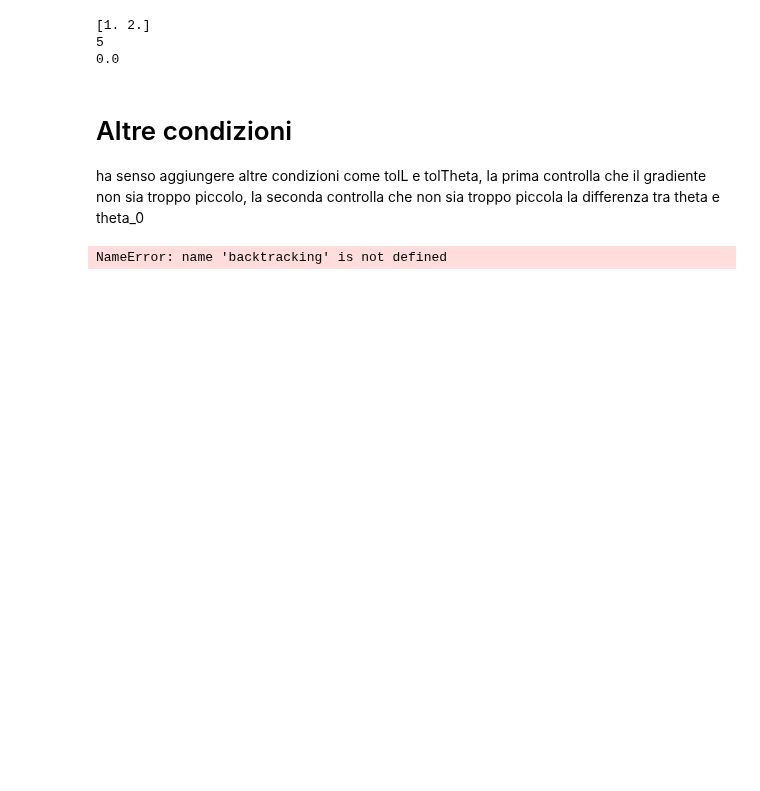
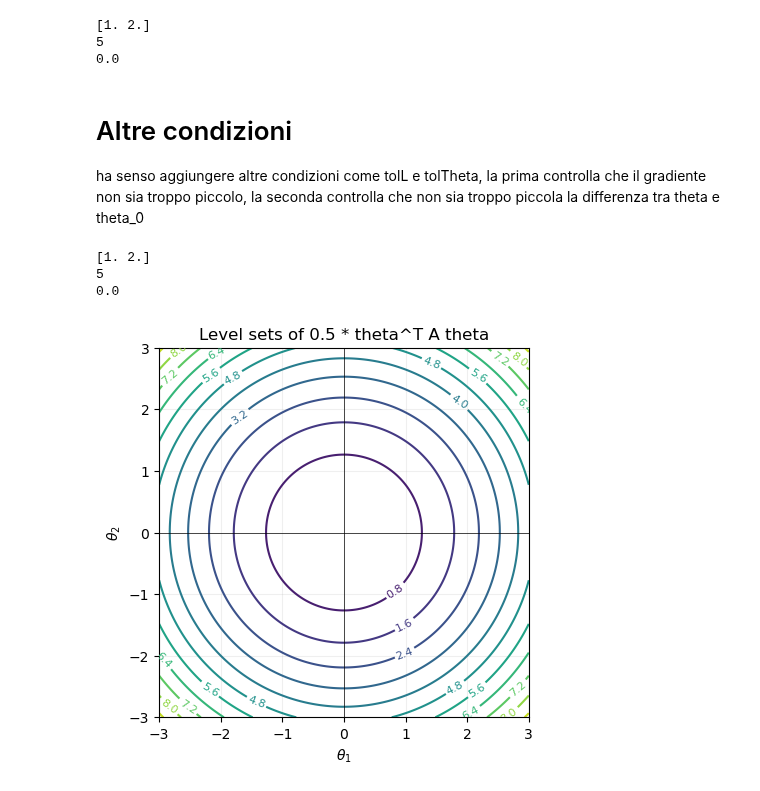
Before and after one commit to SonOfGillas/Satistical_and_Mathematical_Methods_for_machine_learning, a Jupyter notebook: lesson-3.ipynb, the cells around one changed output. Cells and saved outputs as stored; diff of their text form; code cells hidden in the pictures; blank space fills up the shorter version.

```diff
--- a/lesson-3.ipynb
+++ b/lesson-3.ipynb
@@ -189,9 +196,50 @@ maxit = 100
 tolL = 1e-6
 tolTheta = 1e-6
 
-theta_opt, k = GD_backtracking2(l, grad_l, theta_0, maxit, tolL, tolTheta)
+theta_opt, k = GD_backtracking(l, grad_l, theta_0, maxit, tolL, tolTheta)
 print(theta_opt)
 print(l(theta_0))
 print(l(theta_opt))
 # %% [output]
-NameError: name 'backtracking' is not defined
+[1. 2.]
+5
+0.0
+# %%
+import numpy as np
+import matplotlib.pyplot as plt
+
+
+# stampiamo le curve di livallo di una funzione quadratica (una specie di ellissi)
+#
+# Y = 1/2 * lambda_1*theta_1^2 + lambda_2*theta_2^2
+#
+# NOTE: lambda_1 e lambda_2 sono due valori fissi che derminano la forma dell'ellisse - theta_1 e theta_2 sono le variabili
+#
+# il gradiente si muove sempre perpendicolarmente alle curve di livello
+# in un cerciò percio il gradiente ha la stezza direzione del raggio (punta al centro dell'ellisse)
+# in ellissi però il gradiente ortogonale alla curva di livello non punta essattamente al centro.
+# ciò può causare problemi di convergenza siccome inizia a rimbalzare tra i lati dell'ellissi convergendo lentamente
+
+def quad_levelsets(A, xlim=(-3,3), ylim=(-3,3), ngrid=400,
+                   ncontours=12, title=None):
+    xs = np.linspace(xlim[0], xlim[1], ngrid)
+    ys = np.linspace(ylim[0], ylim[1], ngrid)
+    X, Y = np.meshgrid(xs, ys)
+    Z = 0.5*(A[0,0]*X**2 + 2*A[0,1]*X*Y + A[1,1]*Y**2)  # theta^T A theta, left-multiplied convention
+    cs = plt.contour(X, Y, Z, levels=ncontours)
+    plt.clabel(cs, inline=True, fontsize=8)
+    plt.axhline(0, lw=0.5, color='k')
+    plt.axvline(0, lw=0.5, color='k')
+    plt.gca().set_aspect('equal', 'box')
+    if title:
+        plt.title(title)
+    plt.xlabel(r'$\theta_1$')
+    plt.ylabel(r'$\theta_2$')
+    plt.grid(alpha=0.2)
+    plt.show()
+
+# Example: ill-conditioned ellipse
+A = np.diag([1.0, 1.0])  # lambda1 << lambda2
+quad_levelsets(A, title='Level sets of 0.5 * theta^T A theta')
+# %% [output]
+[figure, added]
```
Also changed, not shown: parts of 9 cells of this notebook, 1 other file.
